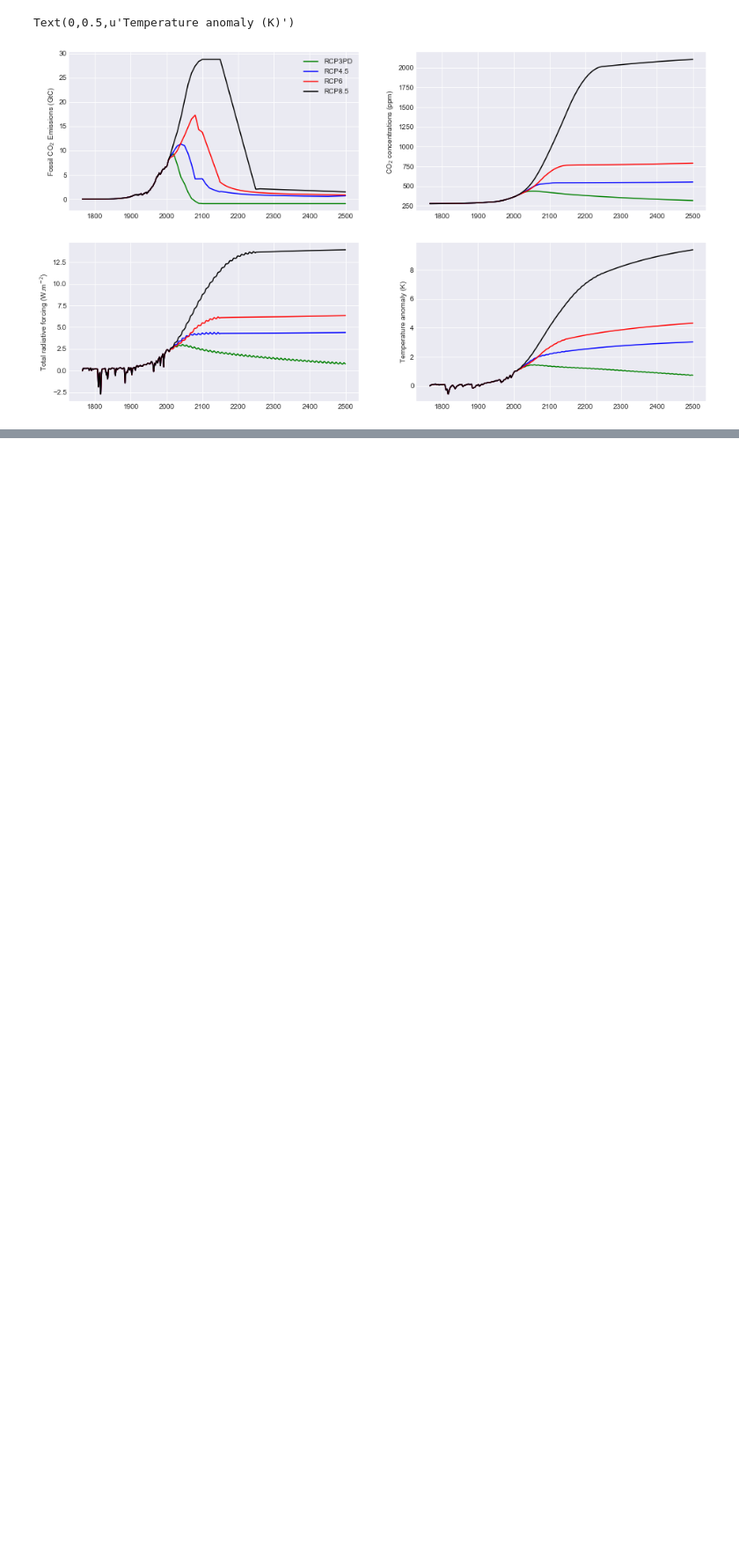
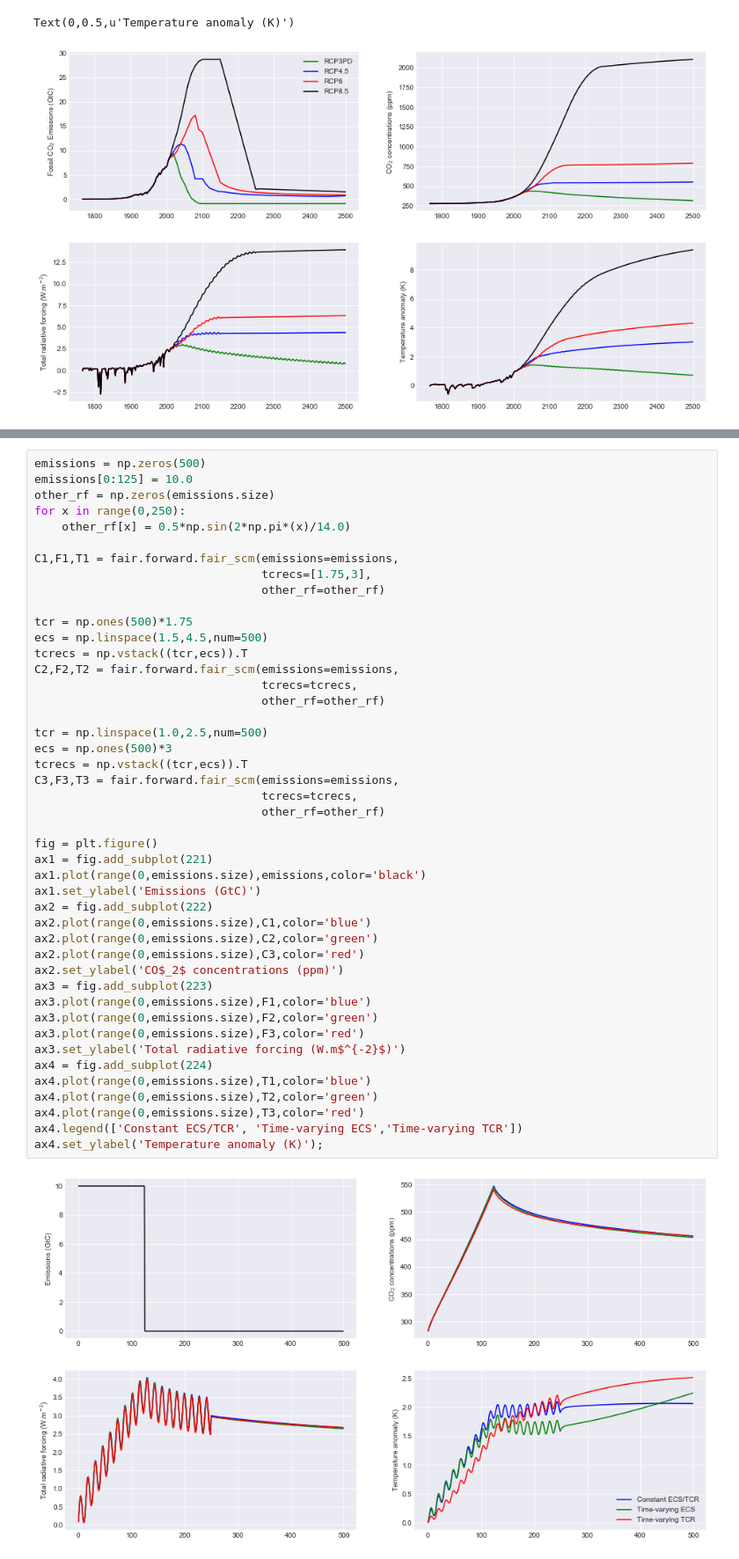
Before and after one commit to OMS-NetZero/FAIR, a Jupyter notebook: index.ipynb, the cells around one changed output, grey strips where cells are left out. Shown at 88% size. Cells and saved outputs as stored; diff of their text form; blank space fills up the shorter version.

```diff
--- a/index.ipynb
+++ b/index.ipynb
@@ -119,0 +124,47 @@ Text(0,0.5,u'Temperature anomaly (K)')
+# %%
+emissions = np.zeros(500)
+emissions[0:125] = 10.0
+other_rf = np.zeros(emissions.size)
+for x in range(0,250):
+    other_rf[x] = 0.5*np.sin(2*np.pi*(x)/14.0)
+
+C1,F1,T1 = fair.forward.fair_scm(emissions=emissions,
+                                 tcrecs=[1.75,3],
+                                 other_rf=other_rf)
+
+tcr = np.ones(500)*1.75
+ecs = np.linspace(1.5,4.5,num=500)
+tcrecs = np.vstack((tcr,ecs)).T
+C2,F2,T2 = fair.forward.fair_scm(emissions=emissions,
+                                 tcrecs=tcrecs,
+                                 other_rf=other_rf)
+
+tcr = np.linspace(1.0,2.5,num=500)
+ecs = np.ones(500)*3
+tcrecs = np.vstack((tcr,ecs)).T
+C3,F3,T3 = fair.forward.fair_scm(emissions=emissions,
+                                 tcrecs=tcrecs,
+                                 other_rf=other_rf)
+
+fig = plt.figure()
+ax1 = fig.add_subplot(221)
+ax1.plot(range(0,emissions.size),emissions,color='black')
+ax1.set_ylabel('Emissions (GtC)')
+ax2 = fig.add_subplot(222)
+ax2.plot(range(0,emissions.size),C1,color='blue')
+ax2.plot(range(0,emissions.size),C2,color='green')
+ax2.plot(range(0,emissions.size),C3,color='red')
+ax2.set_ylabel('CO$_2$ concentrations (ppm)')
+ax3 = fig.add_subplot(223)
+ax3.plot(range(0,emissions.size),F1,color='blue')
+ax3.plot(range(0,emissions.size),F2,color='green')
+ax3.plot(range(0,emissions.size),F3,color='red')
+ax3.set_ylabel('Total radiative forcing (W.m$^{-2}$)')
+ax4 = fig.add_subplot(224)
+ax4.plot(range(0,emissions.size),T1,color='blue')
+ax4.plot(range(0,emissions.size),T2,color='green')
+ax4.plot(range(0,emissions.size),T3,color='red')
+ax4.legend(['Constant ECS/TCR', 'Time-varying ECS','Time-varying TCR'])
+ax4.set_ylabel('Temperature anomaly (K)');
+# %% [output]
+[figure, added]
```
Also changed, not shown: parts of 2 cells of this notebook.
